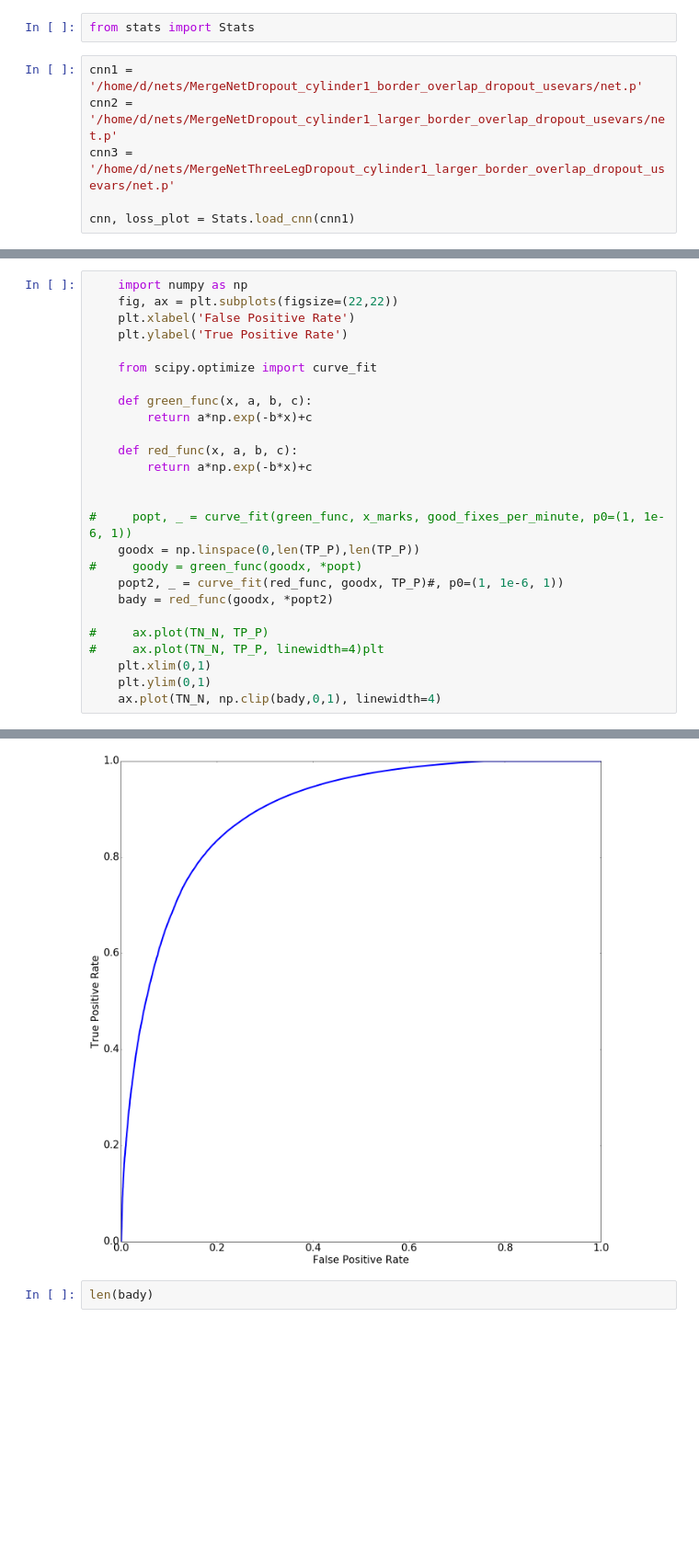
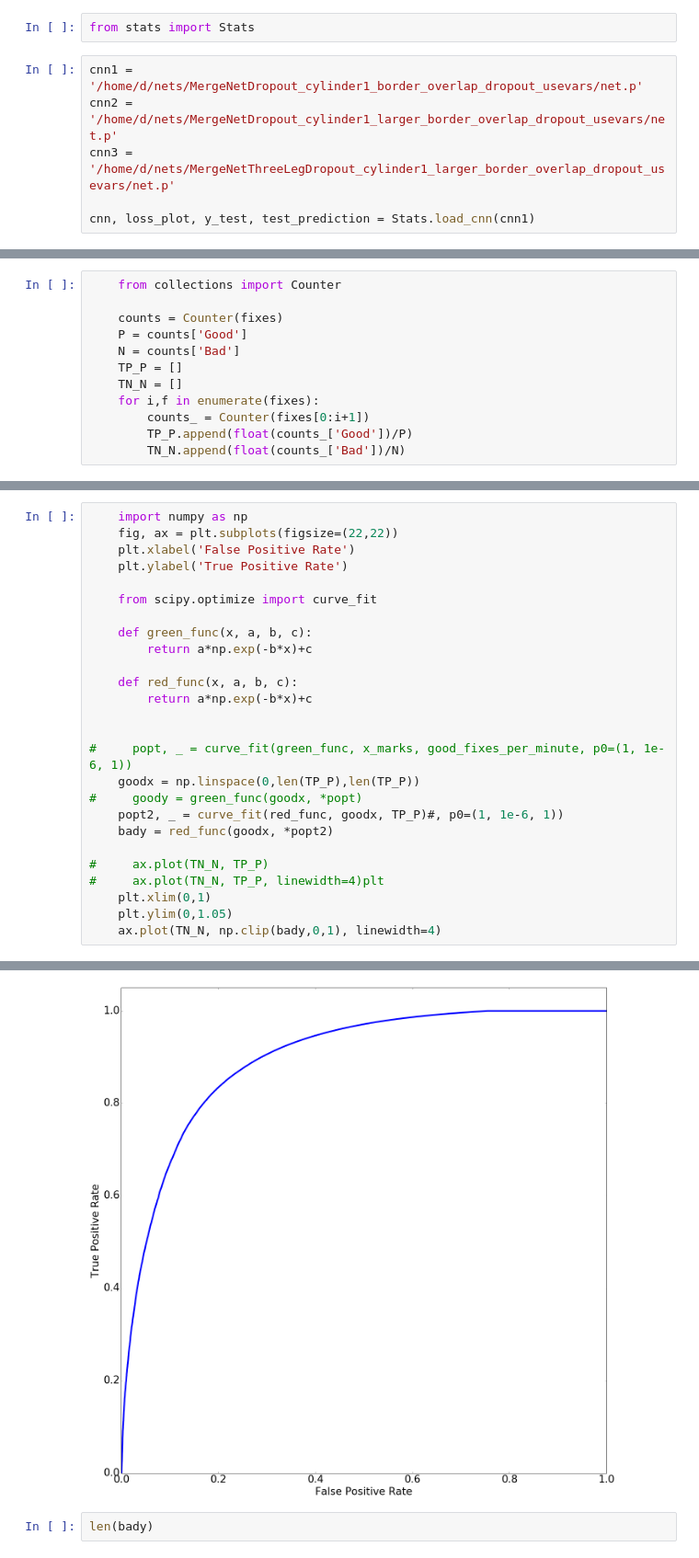
Before and after one commit to SrutiBh/mlproof, a Jupyter notebook: CNN_STATS.ipynb, the cells around one changed output, grey strips where cells are left out. Shown at 92% size. Cells and saved outputs as stored; diff of their text form; blank space fills up the shorter version.

```diff
--- a/CNN_STATS.ipynb
+++ b/CNN_STATS.ipynb
@@ -17,5 +17,5 @@ cnn1 = '/home/d/nets/MergeNetDropout_cylinder1_border_overlap_dropout_usevars/ne
 cnn2 = '/home/d/nets/MergeNetDropout_cylinder1_larger_border_overlap_dropout_usevars/net.p'
 cnn3 = '/home/d/nets/MergeNetThreeLegDropout_cylinder1_larger_border_overlap_dropout_usevars/net.p'
 
-cnn, loss_plot = Stats.load_cnn(cnn1)
+cnn, loss_plot, y_test, test_prediction = Stats.load_cnn(cnn1)
 # %% [output]
@@ -35,0 +40,12 @@ Accuracy Score: 0.904609188544
+# %%
+    from collections import Counter
+
+    counts = Counter(fixes)
+    P = counts['Good']
+    N = counts['Bad']
+    TP_P = []
+    TN_N = []
+    for i,f in enumerate(fixes):
+        counts_ = Counter(fixes[0:i+1])
+        TP_P.append(float(counts_['Good'])/P)
+        TN_N.append(float(counts_['Bad'])/N)
@@ -129,32 +166,32 @@ NameError: global name 'np' is not defined
 # %%
     import numpy as np
     fig, ax = plt.subplots(figsize=(22,22))
     plt.xlabel('False Positive Rate')
     plt.ylabel('True Positive Rate')
 
     from scipy.optimize import curve_fit
 
     def green_func(x, a, b, c):
         return a*np.exp(-b*x)+c
 
     def red_func(x, a, b, c):
         return a*np.exp(-b*x)+c
 
 
 #     popt, _ = curve_fit(green_func, x_marks, good_fixes_per_minute, p0=(1, 1e-6, 1))
     goodx = np.linspace(0,len(TP_P),len(TP_P))
 #     goody = green_func(goodx, *popt)
     popt2, _ = curve_fit(red_func, goodx, TP_P)#, p0=(1, 1e-6, 1))
     bady = red_func(goodx, *popt2)
 
 #     ax.plot(TN_N, TP_P)
 #     ax.plot(TN_N, TP_P, linewidth=4)plt
     plt.xlim(0,1)
-    plt.ylim(0,1)
+    plt.ylim(0,1.05)
     ax.plot(TN_N, np.clip(bady,0,1), linewidth=4)
 # %% [output]
 [<matplotlib.lines.Line2D at 0x...>]
-[figure, old version]
+[figure, new version]
 # %%
 len(bady)
 # %% [output]
```
Also changed, not shown: parts of 7 cells of this notebook, 2 other files.
